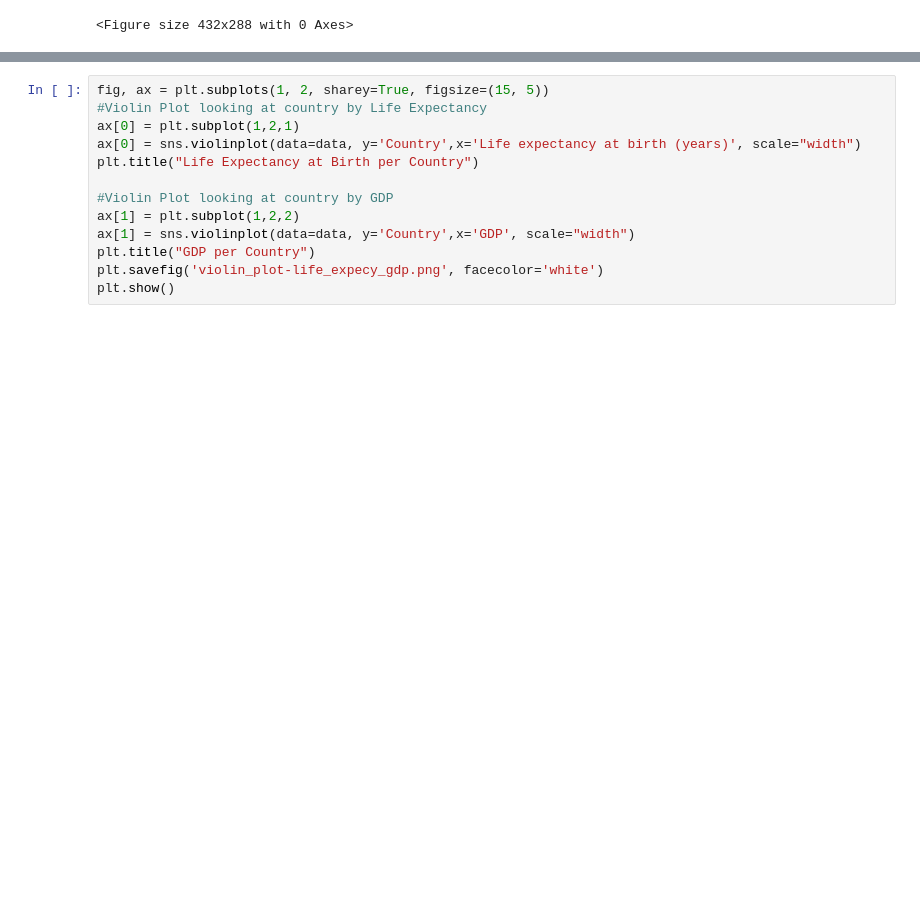
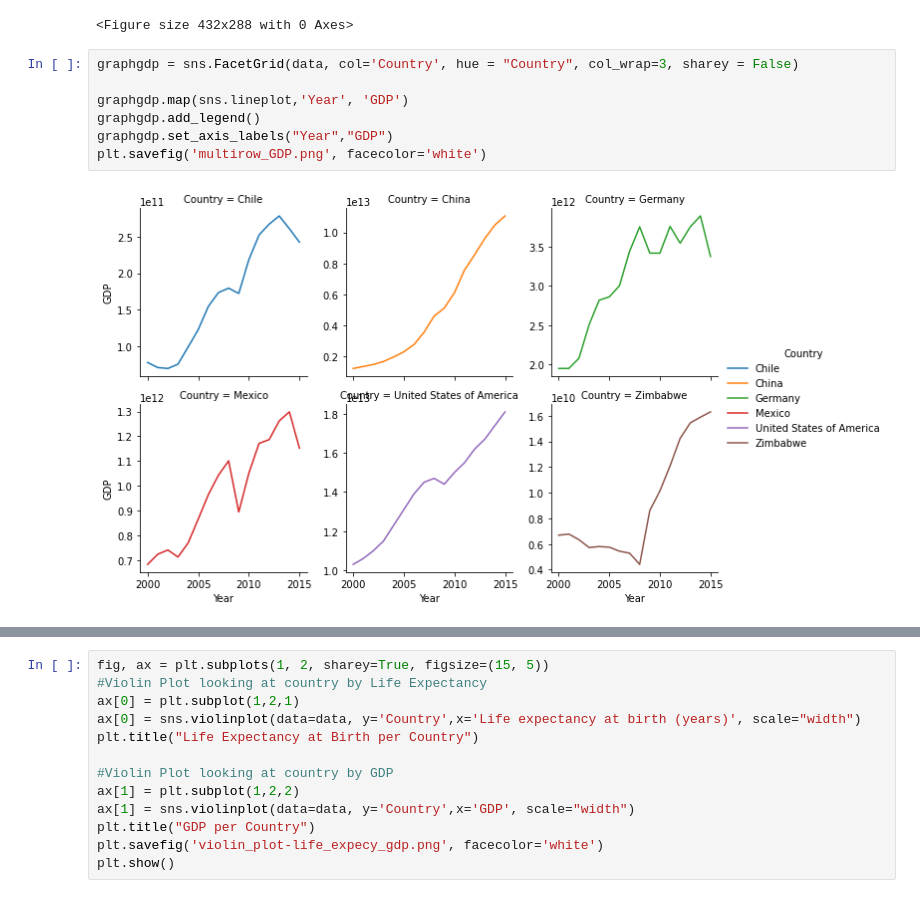
Before and after one commit to gobr2005/codecademy, a Jupyter notebook: Life-Expectancy-and-GDP-Starter/life_expectancy_gdp.ipynb, the cells around one changed output, grey strips where cells are left out. Saved outputs shown, nothing was run; the diff lists cells and outputs as text; blank space fills up the shorter version.

```diff
--- a/Life-Expectancy-and-GDP-Starter/life_expectancy_gdp.ipynb
+++ b/Life-Expectancy-and-GDP-Starter/life_expectancy_gdp.ipynb
@@ -63,3 +63,12 @@ plt.clf()
 # %% [output]
 [figure]
 <Figure size 432x288 with 0 Axes>
+# %%
+graphgdp = sns.FacetGrid(data, col='Country', hue = "Country", col_wrap=3, sharey = False)
+
+graphgdp.map(sns.lineplot,'Year', 'GDP')
+graphgdp.add_legend()
+graphgdp.set_axis_labels("Year","GDP")
+plt.savefig('multirow_GDP.png', facecolor='white')
+# %% [output]
+[figure, added]
```
Also changed, not shown: parts of 2 cells of this notebook, 3 other files.
